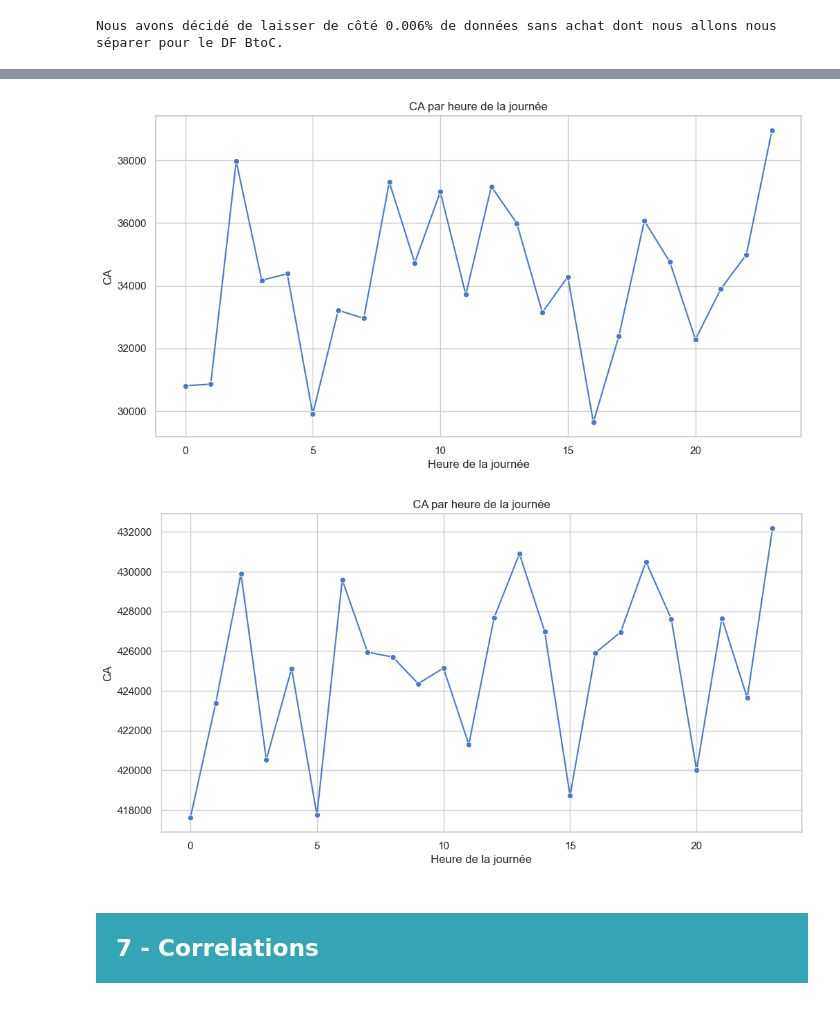
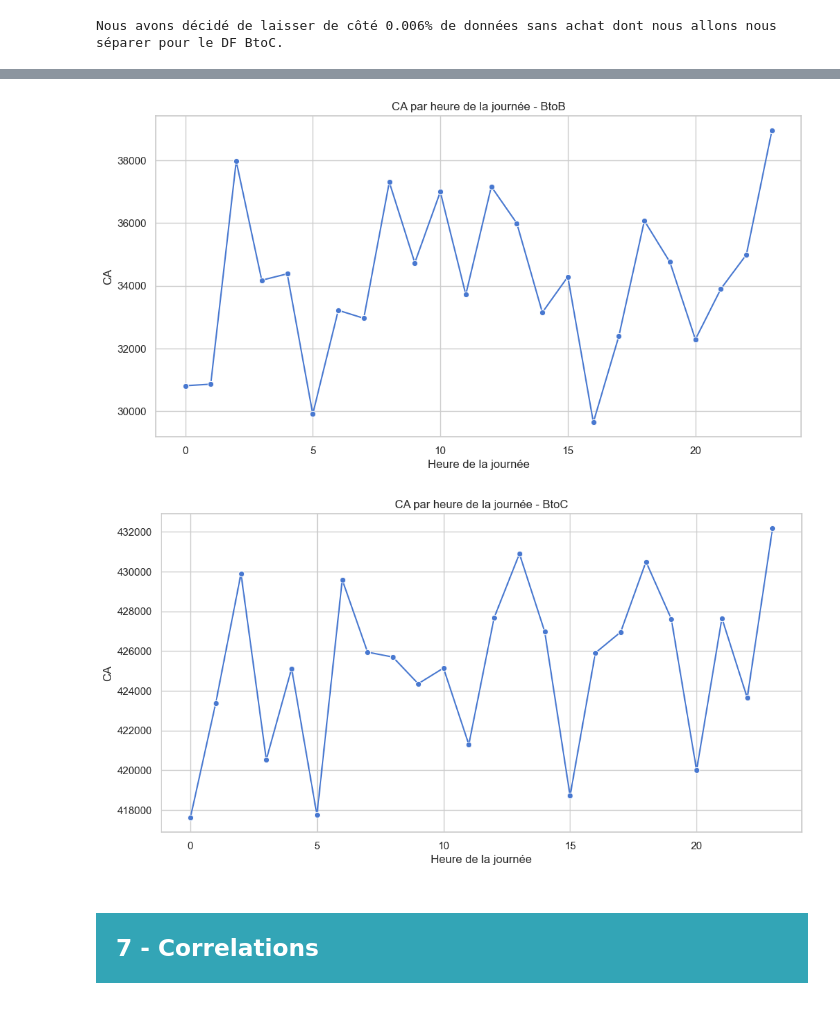
Before and after one commit to obenmaha/analyse-ventes-librairie, a Jupyter notebook: Analyse des Vente_V2.ipynb, the cells around one changed output, grey strips where cells are left out. Drawn from its saved outputs; the diff is of its cells as text; code cells hidden in the pictures.

```diff
--- a/Analyse des Vente_V2.ipynb
+++ b/Analyse des Vente_V2.ipynb
@@ -1302,17 +1296,17 @@ See the caveats in the documentation: https://pandas.pydata.org/pandas-docs/stab
 # %%
 # Compter le nombre de transactions par heure
 ca_by_hour_btob = df_merge_btob.groupby('hour')['price'].sum()
 
 # Tracer le graphique
 plt.figure(figsize=(12, 6))
 sns.lineplot(x=ca_by_hour_btob.index, y=ca_by_hour_btob.values, marker='o')
-plt.title("CA par heure de la journée")
+plt.title("CA par heure de la journée - BtoB")
 plt.xlabel("Heure de la journée")
 plt.ylabel("CA")
 plt.grid(True)
 plt.show()
 # %% [output]
-[figure, old version]
+[figure, new version]
 # %%
 # Compter le nombre de transactions par heure
 ca_by_hour_btoc = df_merge_btoc.groupby('hour')['price'].sum()
@@ -1320,13 +1314,13 @@ ca_by_hour_btoc = df_merge_btoc.groupby('hour')['price'].sum()
 # Tracer le graphique
 plt.figure(figsize=(12, 6))
 sns.lineplot(x=ca_by_hour_btoc.index, y=ca_by_hour_btoc.values, marker='o')
-plt.title("CA par heure de la journée")
+plt.title("CA par heure de la journée - BtoC")
 plt.xlabel("Heure de la journée")
 plt.ylabel("CA")
 plt.grid(True)
 plt.show()
 # %% [output]
-[figure, old version]
+[figure, new version]
 # %% [markdown]
 <div style="background-color: RGB(51,165,182);" >
 <h2 style="margin: auto; padding: 20px; color:#fff; ">7 - Correlations</h2>
```
Also changed, not shown: parts of 38 cells of this notebook.
